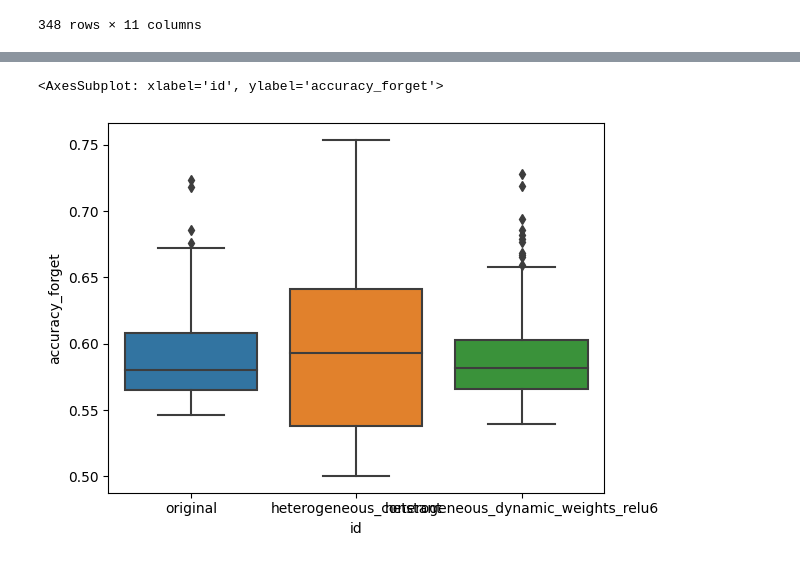
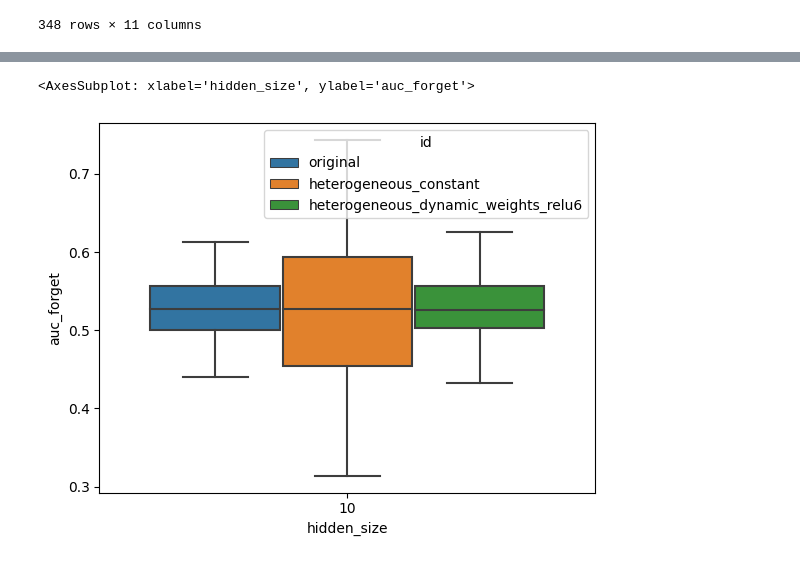
Before and after one commit to NitzanLux/Heterogeneous_Networks, a Jupyter notebook: evaluation.ipynb, the cells around one changed output, grey strips where cells are left out. Drawn from its saved outputs; the diff is of its cells as text; code cells hidden in the pictures.

```diff
--- a/evaluation.ipynb
+++ b/evaluation.ipynb
@@ -46,5 +51,5 @@ hidden_size 348
 # %%
-sns.boxplot(df,x='id',y='accuracy_forget')
+sns.boxplot(df,x='hidden_size',y='auc_forget',hue='id')
 # %% [output]
-<AxesSubplot: xlabel='id', ylabel='accuracy_forget'>
+<AxesSubplot: xlabel='hidden_size', ylabel='auc_forget'>
-[figure, old version]
+[figure, new version]
```
Also changed, not shown: parts of 2 cells of this notebook, 1 other file.
